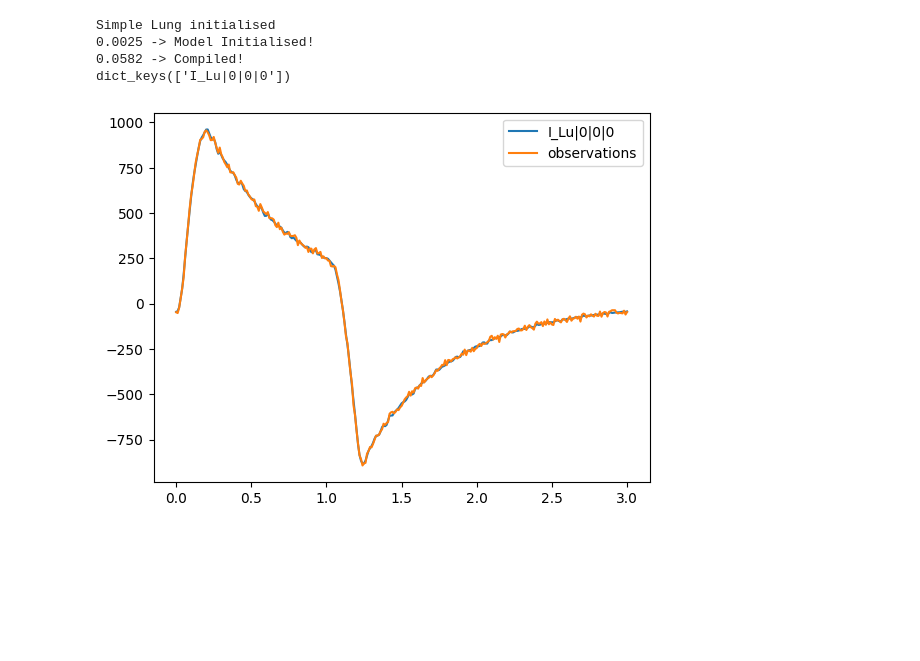
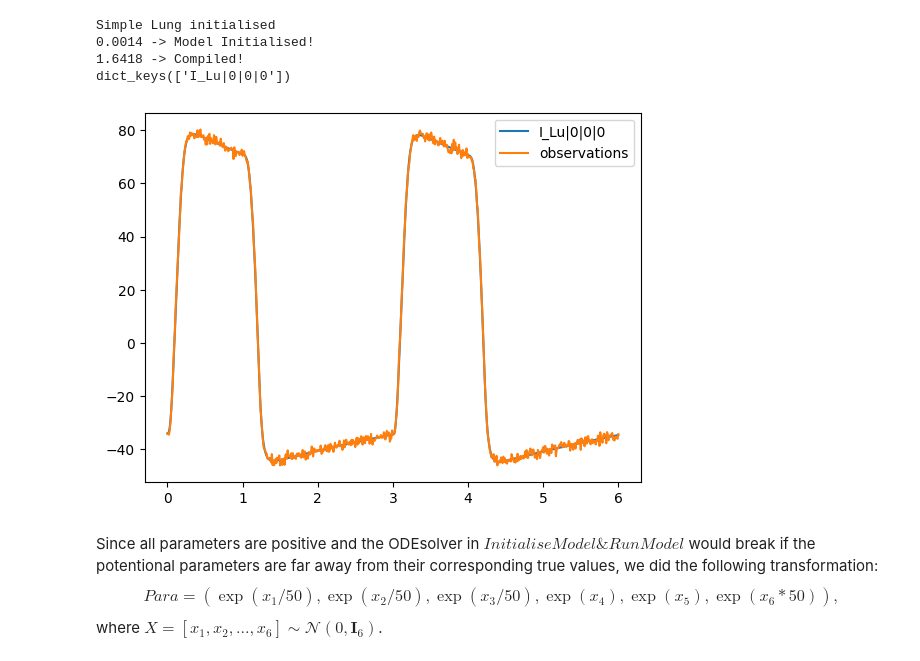
Before and after one commit to dejavu513/sequential-calibration, a Jupyter notebook: main.ipynb, the cells around one changed output. Saved outputs shown, nothing was run; the diff lists cells and outputs as text; code cells hidden in the pictures; blank space fills up the shorter version.

```diff
--- a/main.ipynb
+++ b/main.ipynb
@@ -79,5 +79,5 @@ def RunModel(cpModel, states ,ParamArray,runTime,totalRuns,t1 = time.time()):
 # %%
-runTime = 3.0
+runTime = 6.0
 totalRuns = 1
 totalTime = runTime*totalRuns
 
@@ -87,33 +87,33 @@ t = np.arange(0, totalTime + totalRuns*0.01 , 0.01)
 
 # Here is where you define the values for the parameters
 #ParamArray = ['R_Lu|0','R_Lu|0|0', 'R_Lu|0|0|0', 'C_Lu|0', 'C_Lu|0|0', 'C_Lu|0|0|0']
-ParamArray = [0.001,0.002,0.003,2.4,3,100]
+ParamArray = [0.01,0.03,0.02,2.4,3,100]
 # with initial conditions -> [0.001,0.002,0.003,2.4,3,100,28,36,1400]
 
-with jax.default_device(jax.devices("cpu")[0]):
-    jax.config.update("jax_enable_x64", True)
-    # This function takes those parameters and runs the model
-    model,states,runRes, t1 = InitialiseModel(ParamArray,runTime,totalRuns,t0 = time.time())
-    # runRes is a dictionary with keys(['I_Lu|0', 'I_Lu|0|0', 'I_Lu|0|0|0'])
-    # The time series is the alue of the key
+#with jax.default_device(jax.devices("gpu")[0]):
+jax.config.update("jax_enable_x64", True)
+# This function takes those parameters and runs the model
+model,states,runRes, t1 = InitialiseModel(ParamArray,runTime,totalRuns,t0 = time.time())
+# runRes is a dictionary with keys(['I_Lu|0', 'I_Lu|0|0', 'I_Lu|0|0|0'])
+# The time series is the alue of the key
 
 print(runRes.keys())
 # %% [output]
 Simple Lung initialised
-0.0025 -> Model Initialised!
-0.0582 -> Compiled!
+0.0014 -> Model Initialised!
+1.6418 -> Compiled!
 dict_keys(['I_Lu|0|0|0'])
 # %%
 # Print results of the simulation and plot them
-# Observation is the results of the simulation with noise added
+# Observations are the results of the simulation with noise added
 for key,results in runRes.items():
-    obs = np.array(results)+ np.random.normal(0,10,results.shape)
+    obs = np.array(results)+ np.random.normal(0,0.5,results.shape)+np.random.normal(0,1,results.shape)
     mpl.plot(np.array(t),np.array(results), label = key)
     mpl.plot(np.array(t),np.array(obs), label = 'observations')
     mpl.legend()
     mpl.show()
 # %% [output]
-[figure, old version]
+[figure, new version]
 # %%
 import functools as ft
 import math as math
@@ -124,3 +123,9 @@ import scipy
 import matplotlib.cm as cm
+# %% [markdown]
+Since all parameters are positive and the ODEsolver in $InitialiseModel\& RunModel$ would break if the potentional parameters are far away from their corresponding true values, we did the following transformation:
+\begin{equation}
+    Para = (\exp{(x_1/50)},\exp{(x_2/50)},\exp{(x_3/50)},\exp{(x_4)},\exp{(x_5)},\exp{(x_6*50)}),
+\end{equation}
+where $X=[x_1,x_2,\ldots,x_6]\sim \mathcal{N}(0,\mathbf{I}_{6})$.
 # %%
 # Function to run the model given an input parameter array
```
Also changed, not shown: parts of 18 cells of this notebook.
